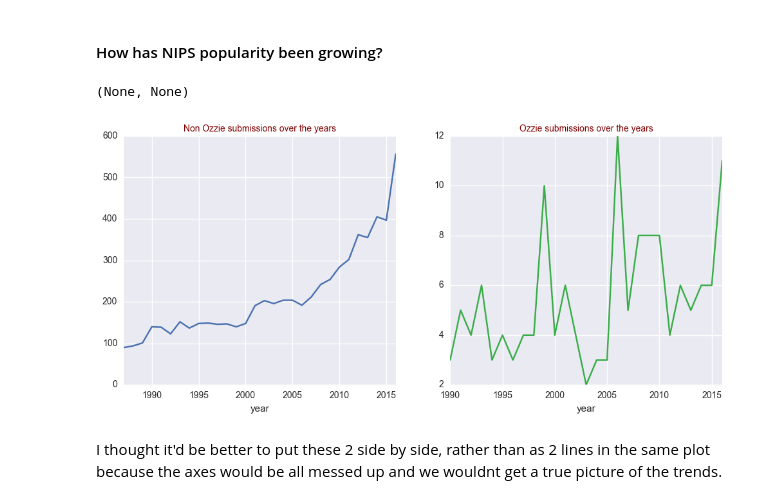
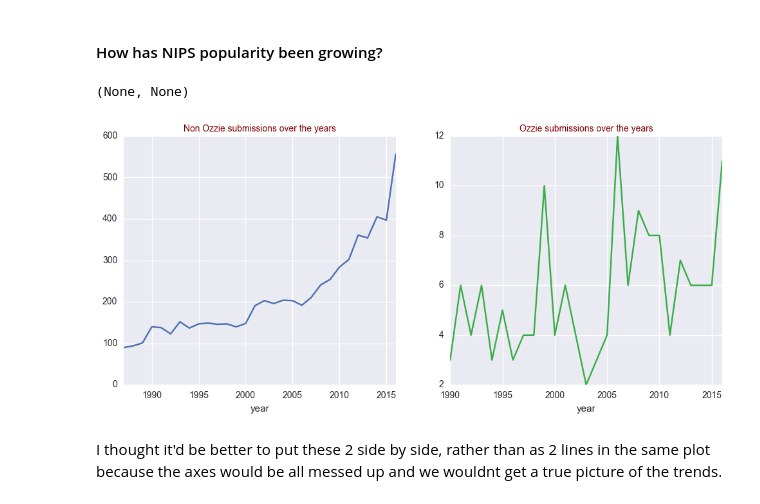
Before and after one commit to vivekbharadwaj/nips_papers_analysis, a Jupyter notebook: NOTEBOOKS/00_nips_analysis.ipynb, the cells around one changed output. Cells and saved outputs as stored; diff of their text form; code cells hidden in the pictures.

```diff
--- a/NOTEBOOKS/00_nips_analysis.ipynb
+++ b/NOTEBOOKS/00_nips_analysis.ipynb
@@ -190,6 +190,6 @@ df_papers[df_papers['paper_text'].str.contains('Australia')].head()
 # %% [markdown]
 This gives me all kinds of junk. dataframe id 262 "predicting weather using genetic memory" has the word Australia listed inside the body of the text while describing something near the Australian coast. One way of handling this is to search for the word Australia within the first 100 words of the paper_text.
 # %%
-# get the first 100 words of the paper text and store it in a new variable "paper_text_100_words"
-df_papers['paper_text_100_words'] = df_papers['paper_text'].apply(lambda x: ' '.join(x.split()[:100]))
+# get the first 500 words of the paper text and store it in a new variable "paper_text_100_words"
+df_papers['paper_text_500_words'] = df_papers['paper_text'].apply(lambda x: ' '.join(x.split()[:500]))
 # %%
@@ -210,7 +210,7 @@ df_papers[df_papers['paper_text_100_words'].str.contains('Australia')].head()
 | 430 | 442 | 1991 | Splines, Rational Functions and N... |  | 442-splines-rational-functions-an... | Abstract Missing | Splines, Rational Functions and N... | 2841 | ... |
 | 456 | 468 | 1991 | Operators and curried functions: ... |  | 468-operators-and-curried-functio... | Abstract Missing | Operators and curried functions:\... | 2674 | ... |
 # %%
-df_papers['ozzie'] = np.where(df_papers['paper_text_100_words'].str.contains('Australia'),1,0)
+df_papers['ozzie'] = np.where(df_papers['paper_text_500_words'].str.contains('Australia'),1,0)
 # %%
 df_papers.ozzie.value_counts()
 # %% [output]
@@ -224,21 +224,21 @@ Name: ozzie, dtype: int64
 # %%
 # set common parameters
 fig = plt.figure(figsize=(12,5));
 sns.set_color_codes("muted")
 
 # start painting!
 ax0 = fig.add_subplot(1,2,1);
 ax1 = fig.add_subplot(1,2,2);
 
-df_papers.loc[df_papers.ozzie == 0,['id','year']].groupby(by='year').count().plot(kind="line", ax = ax0)
-df_papers.loc[df_papers.ozzie == 1,['id','year']].groupby(by='year').count().plot(kind="line", ax = ax1, color = sns.xkcd_rgb["medium green"])
+df_papers.loc[df_papers.ozzie == 0,['title','year']].groupby(by='year').count().plot(kind="line", ax = ax0)
+df_papers.loc[df_papers.ozzie == 1,['title','year']].groupby(by='year').count().plot(kind="line", ax = ax1, color = sns.xkcd_rgb["medium green"])
 
 ax0.set_title("Non Ozzie submissions over the years",fontsize=10,color="maroon")
 ax1.set_title("Ozzie submissions over the years",fontsize=10,color="maroon")
 ax0.legend_.remove(), ax1.legend_.remove()
 # %% [output]
 (None, None)
-[figure, old version]
+[figure, new version]
 # %% [markdown]
 I thought it'd be better to put these 2 side by side, rather than as 2 lines in the same plot because the axes would be all messed up and we wouldnt get a true picture of the trends.
 # %% [markdown]
```
Also changed, not shown: parts of 23 cells of this notebook.
